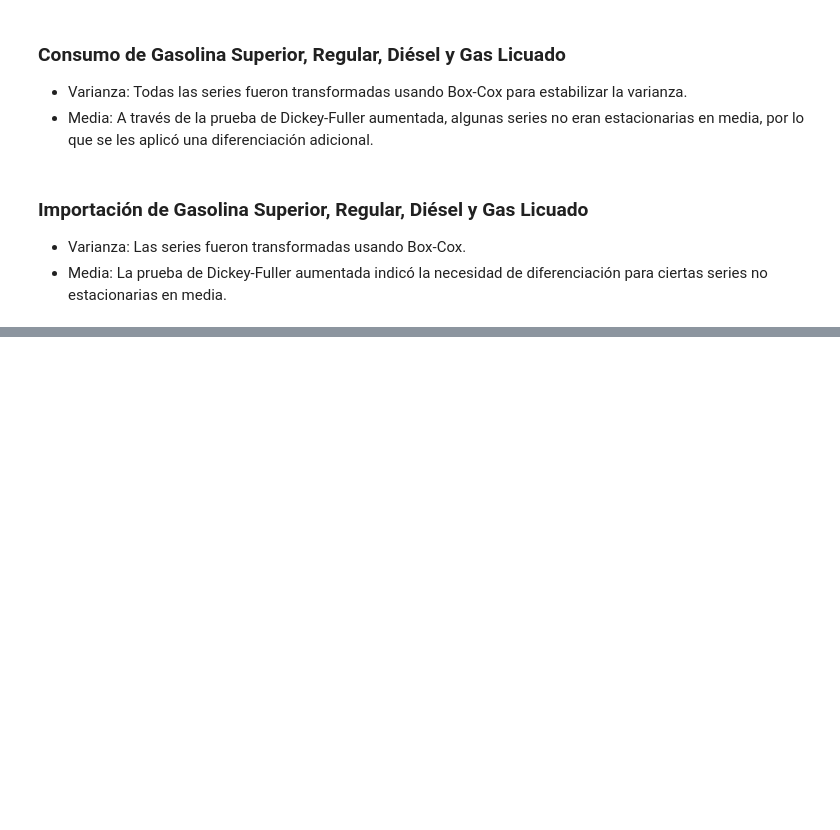
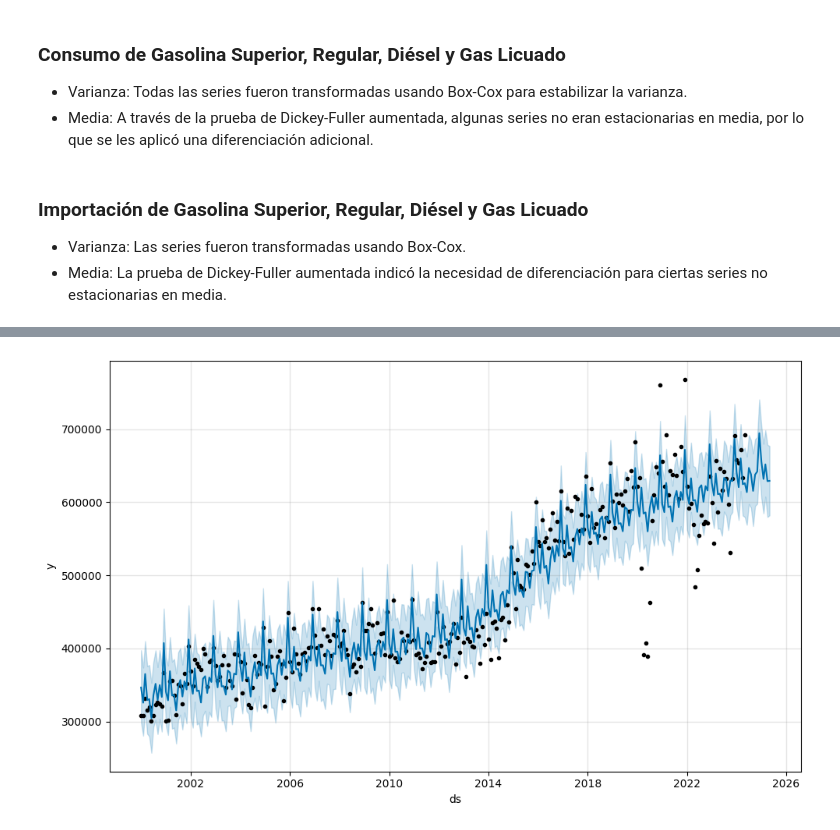
Before and after one commit to SofiLam13/Lab2-DS-, a Jupyter notebook: Lab2(Data_Science).ipynb, the cells around one changed output, grey strips where cells are left out. Cells and saved outputs as stored; diff of their text form; code cells hidden in the pictures; blank space fills up the shorter version.

```diff
--- a/Lab2(Data_Science).ipynb
+++ b/Lab2(Data_Science).ipynb
@@ -422,0 +566,8 @@ Critical Values (differentiated):
+# %%
+#Preparar datos para Prophet
+prophetData = exampleSeries.reset_index()
+prophetData.columns = ['ds', 'y']
+# %%
+#Crear y ajustar el modelo Prophet
+modelProphet = Prophet()
+modelProphet.fit(prophetData)
@@ -422,0 +578,10 @@ Critical Values (differentiated):
+# %%
+#Hacer las predicciones
+future = modelProphet.make_future_dataframe(periods=12, freq='M')
+forecast = modelProphet.predict(future)
+# %%
+#Mostrar los resultados
+modelProphet.plot(forecast)
+plt.show()
+# %% [output]
+[figure, added]
```
Also changed, not shown: parts of 17 cells of this notebook.
